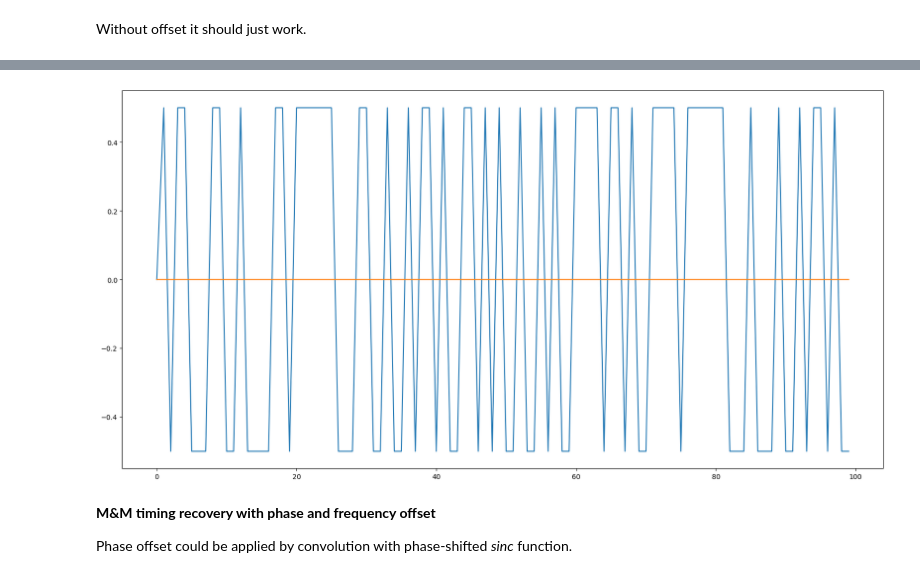
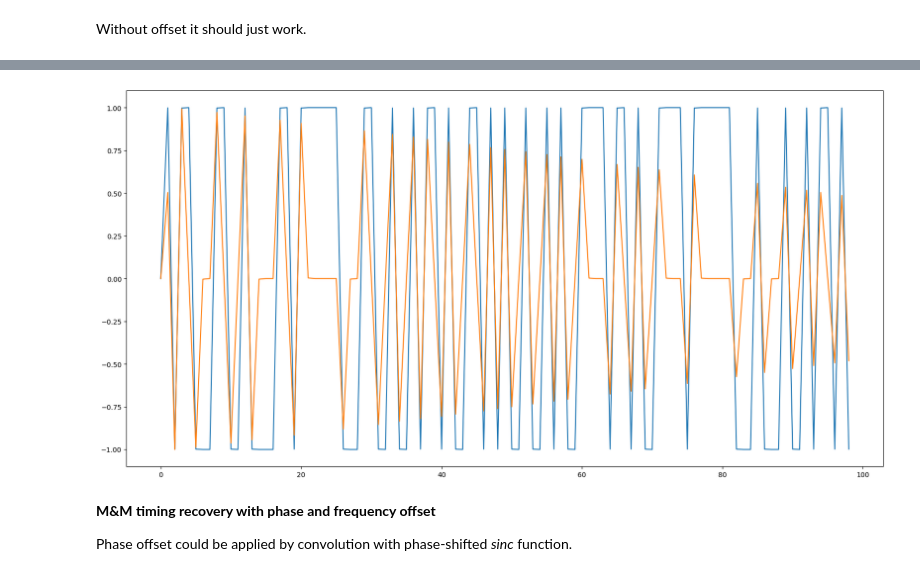
Before and after one commit to enthyp/SDR, a Jupyter notebook: digital modulation.ipynb, the cells around one changed output, grey strips where cells are left out. Drawn from its saved outputs; the diff is of its cells as text; code cells hidden in the pictures.

```diff
--- a/digital modulation.ipynb
+++ b/digital modulation.ipynb
@@ -232,7 +223,7 @@ ani = animate_constellation(symbol_samples, 10)
 # %%
-plot_iq(symbol_samples[:100])
+plot_real_imag(symbol_samples[:100])
 # %% [output]
-[figure, old version]
+[figure, new version]
 # %% [markdown]
 **M&M timing recovery with phase and frequency offset**
 
```
Also changed, not shown: parts of 43 cells of this notebook, 2 other files.
